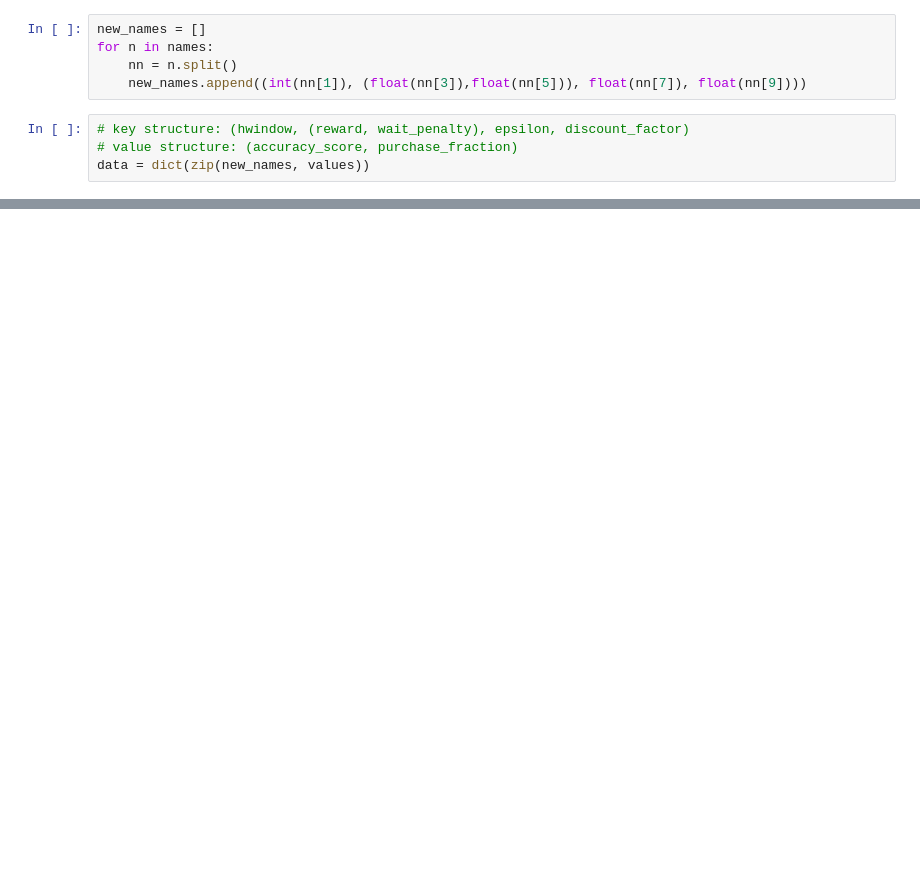
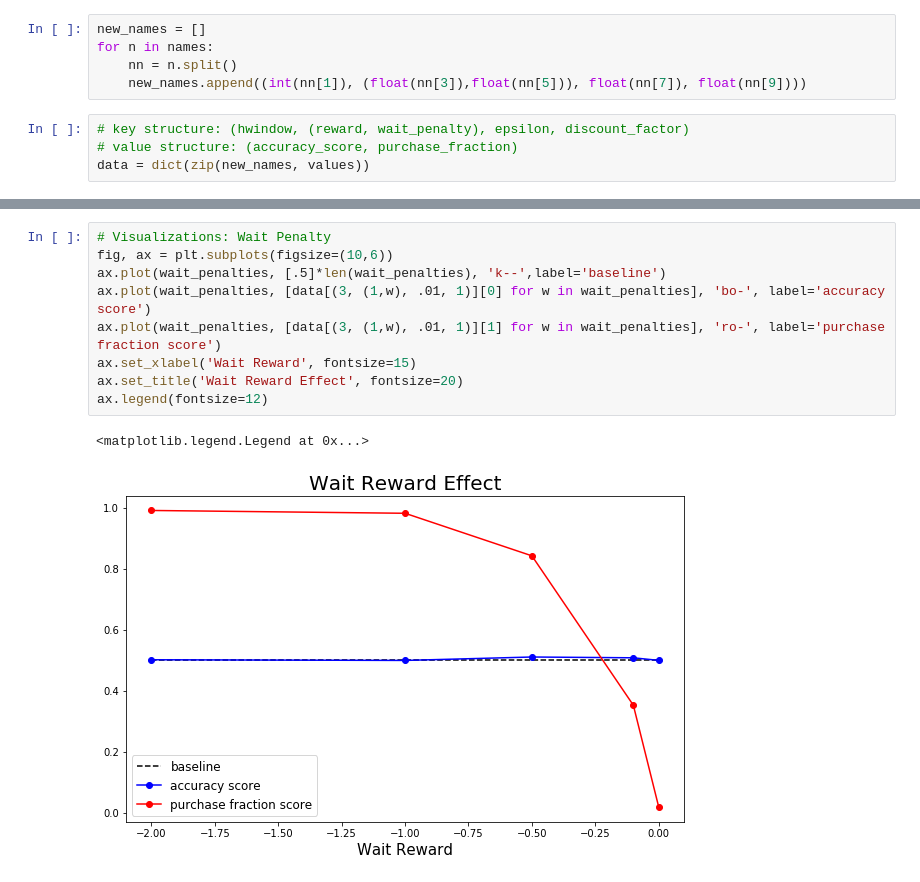
Before and after one commit to NicholasStern/final_project, a Jupyter notebook: Agent Evaluation.ipynb, the cells around one changed output, grey strips where cells are left out. Saved outputs shown, nothing was run; the diff lists cells and outputs as text; blank space fills up the shorter version.

```diff
--- a/Agent Evaluation.ipynb
+++ b/Agent Evaluation.ipynb
@@ -40,0 +54,12 @@ ax.legend(fontsize=12)
+# %%
+# Visualizations: Wait Penalty
+fig, ax = plt.subplots(figsize=(10,6))
+ax.plot(wait_penalties, [.5]*len(wait_penalties), 'k--',label='baseline')
+ax.plot(wait_penalties, [data[(3, (1,w), .01, 1)][0] for w in wait_penalties], 'bo-', label='accuracy score')
+ax.plot(wait_penalties, [data[(3, (1,w), .01, 1)][1] for w in wait_penalties], 'ro-', label='purchase fraction score')
+ax.set_xlabel('Wait Reward', fontsize=15)
+ax.set_title('Wait Reward Effect', fontsize=20)
+ax.legend(fontsize=12)
+# %% [output]
+<matplotlib.legend.Legend at 0x...>
+[figure, added]
```
Also changed, not shown: parts of 5 cells of this notebook, 6 other files.
